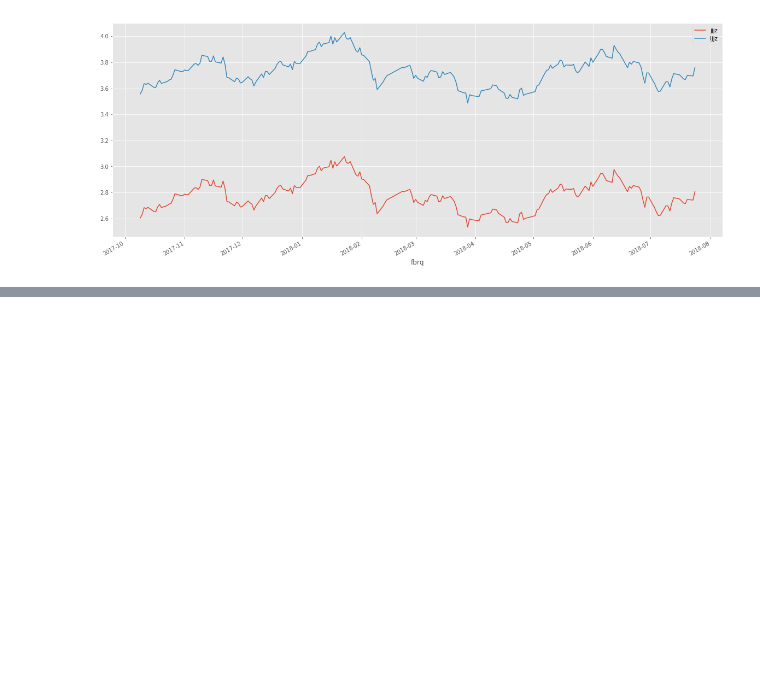
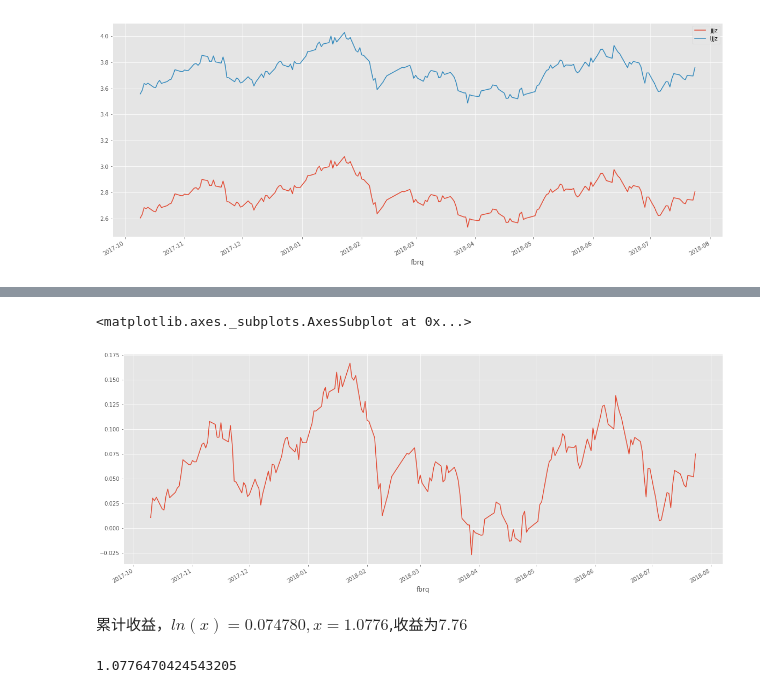
Before and after one commit to twn39/scinotebook, a Jupyter notebook: finance/fund.ipynb, the cells around one changed output, grey strips where cells are left out. Saved outputs shown, nothing was run; the diff lists cells and outputs as text; code cells hidden in the pictures; blank space fills up the shorter version.

```diff
--- a/finance/fund.ipynb
+++ b/finance/fund.ipynb
@@ -55,0 +116,3 @@ result.plot(figsize=(20, 8))
+# %%
+jjjz = result['jjjz'].sort_index()
+jjjz
@@ -55,0 +157,4 @@ result.plot(figsize=(20, 8))
+# %%
+import numpy as np
+log_return =   np.log(jjjz / jjjz.shift(1))
+log_return
@@ -55,0 +179,3 @@ result.plot(figsize=(20, 8))
+# %%
+c_return = log_return.cumsum()
+c_return
@@ -55,0 +200,11 @@ result.plot(figsize=(20, 8))
+# %%
+c_return.plot(figsize=(20, 8))
+# %% [output]
+<matplotlib.axes._subplots.AxesSubplot at 0x...>
+[figure, added]
+# %% [markdown]
+累计收益，$ln(x)=0.074780, x=1.0776$,收益为$7.76%$
+# %%
+np.exp(0.074780)
+# %% [output]
+1.0776470424543205
```
Also changed, not shown: parts of 11 cells of this notebook.
